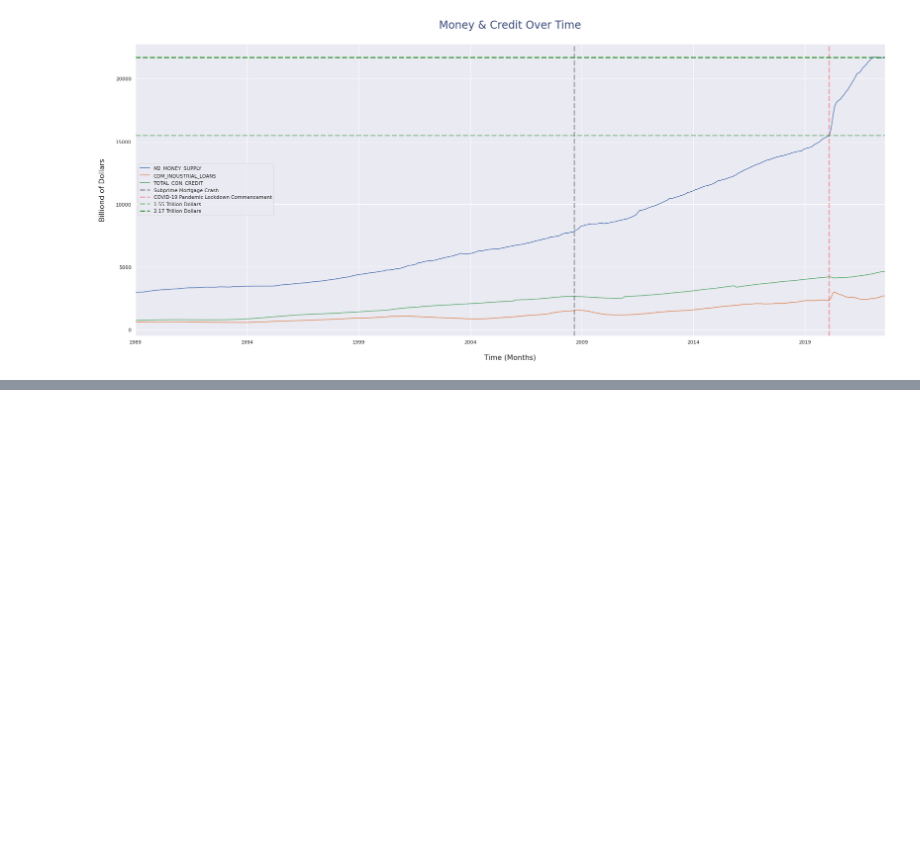
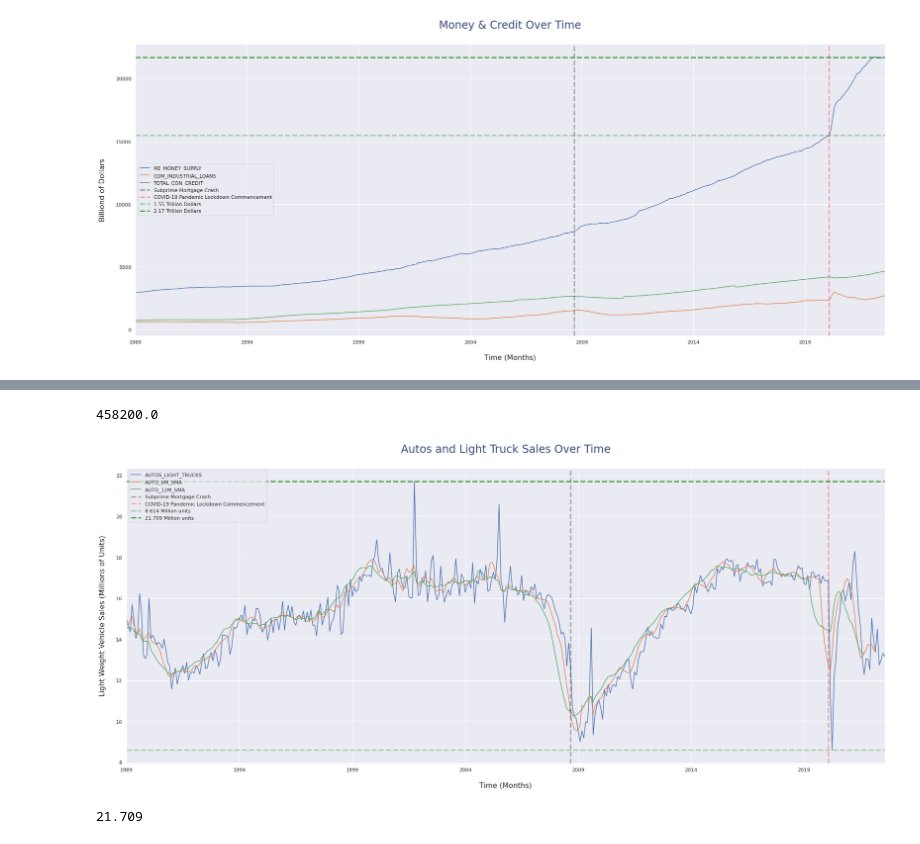
Before and after one commit to starkjones/US-Housing-Forecasting-w-FRED, a Jupyter notebook: US_Housing.ipynb, the cells around one changed output, grey strips where cells are left out. Cells and saved outputs as stored; diff of their text form; code cells hidden in the pictures; blank space fills up the shorter version.

```diff
--- a/US_Housing.ipynb
+++ b/US_Housing.ipynb
@@ -331,0 +361,35 @@ plt.legend();
+# %%
+df['MED_SALES_PRICE_NEW_HOMES'].max()
+# %% [output]
+458200.0
+# %%
+sns.set_theme(style="darkgrid")
+
+df['AUTO_6M_SMA'] = df['AUTOS_LIGHT_TRUCKS'].rolling(window=6).mean()
+df['AUTO_12M_SMA'] = df['AUTOS_LIGHT_TRUCKS'].rolling(window=12).mean()
+
+auto_sales = df[['AUTOS_LIGHT_TRUCKS', 'AUTO_6M_SMA', 'AUTO_12M_SMA']]
+
+auto_sales.plot(figsize =(30,12))
+
+plt.axvline('9-1-2008', ls='--', color='black', alpha = 0.3, lw=3, label ="Subprime Mortgage Crash");
+plt.axvline('2-1-2020', ls='--', color='Red', alpha = 0.3, lw=3, label ="COVID-19 Pandemic Lockdown Commencement");
+
+plt.axhline(y =8.614, ls='--', color='green', alpha = 0.3, lw=3, label ="8.614 Million units");
+plt.axhline(y =21.709, ls='--', color='green', alpha = 0.7, lw=3, label ="21.709 Million units");
+
+# plt.fill_between('9-1-2008', 15500, 21700, color = 'teal', alpha = '0.5')
+
+plt.title('Autos and Light Truck Sales Over Time\n', color= '#081d58', alpha= .8, fontsize =24);
+plt.xlabel('\nTime (Months)', fontsize = 16);
+plt.ylabel('Light Weight Vehicle Sales (Millions of Units)\n', fontsize = 16);
+# plt.xlim('1-1-2000', '8-1-2022')
+plt.grid('both')
+plt.legend();
+# %% [output]
+[figure, added]
+# %%
+df['AUTOS_LIGHT_TRUCKS'].min()
+df['AUTOS_LIGHT_TRUCKS'].max()
+# %% [output]
+21.709
```
Also changed, not shown: parts of 3 cells of this notebook.
